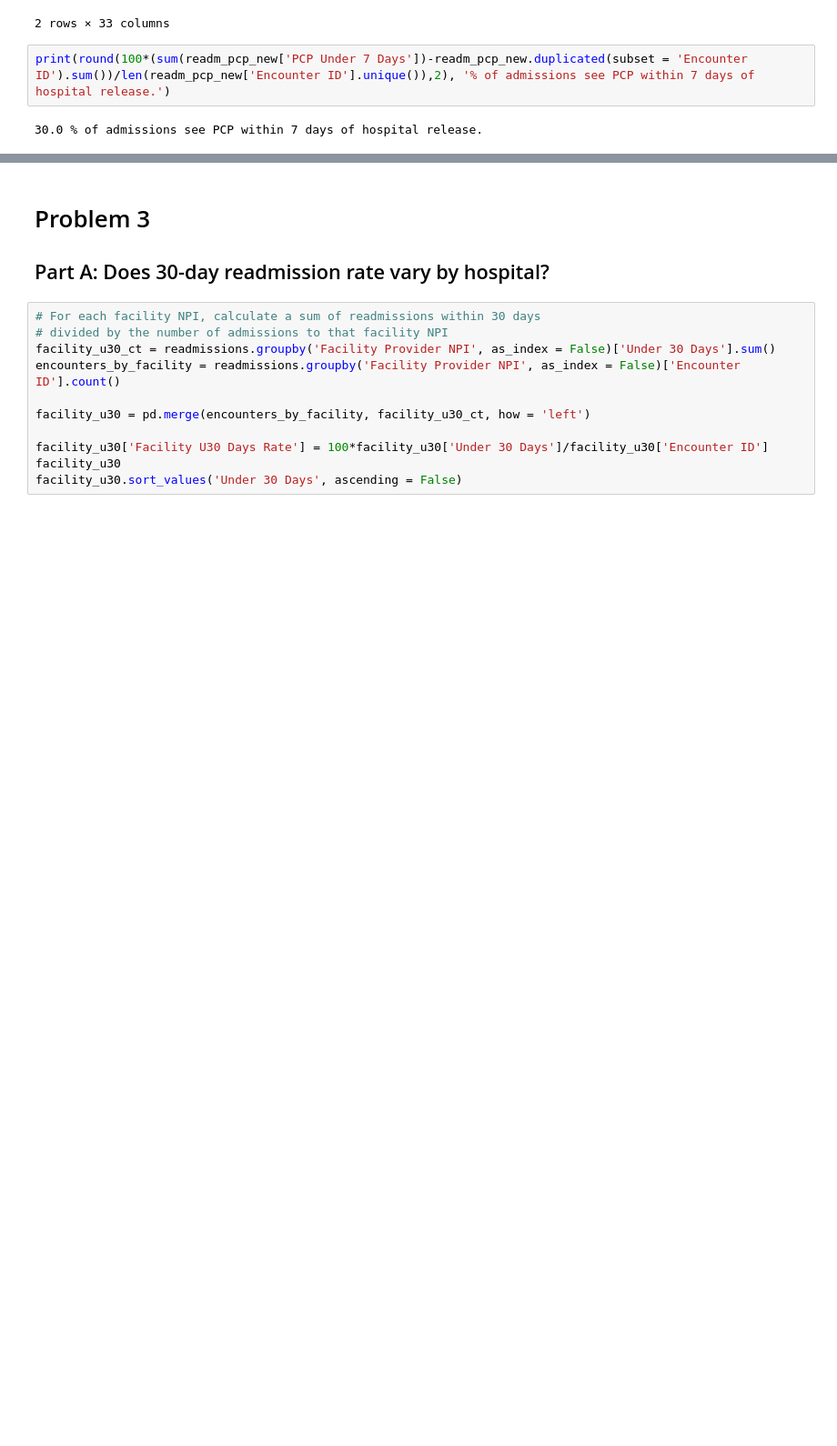
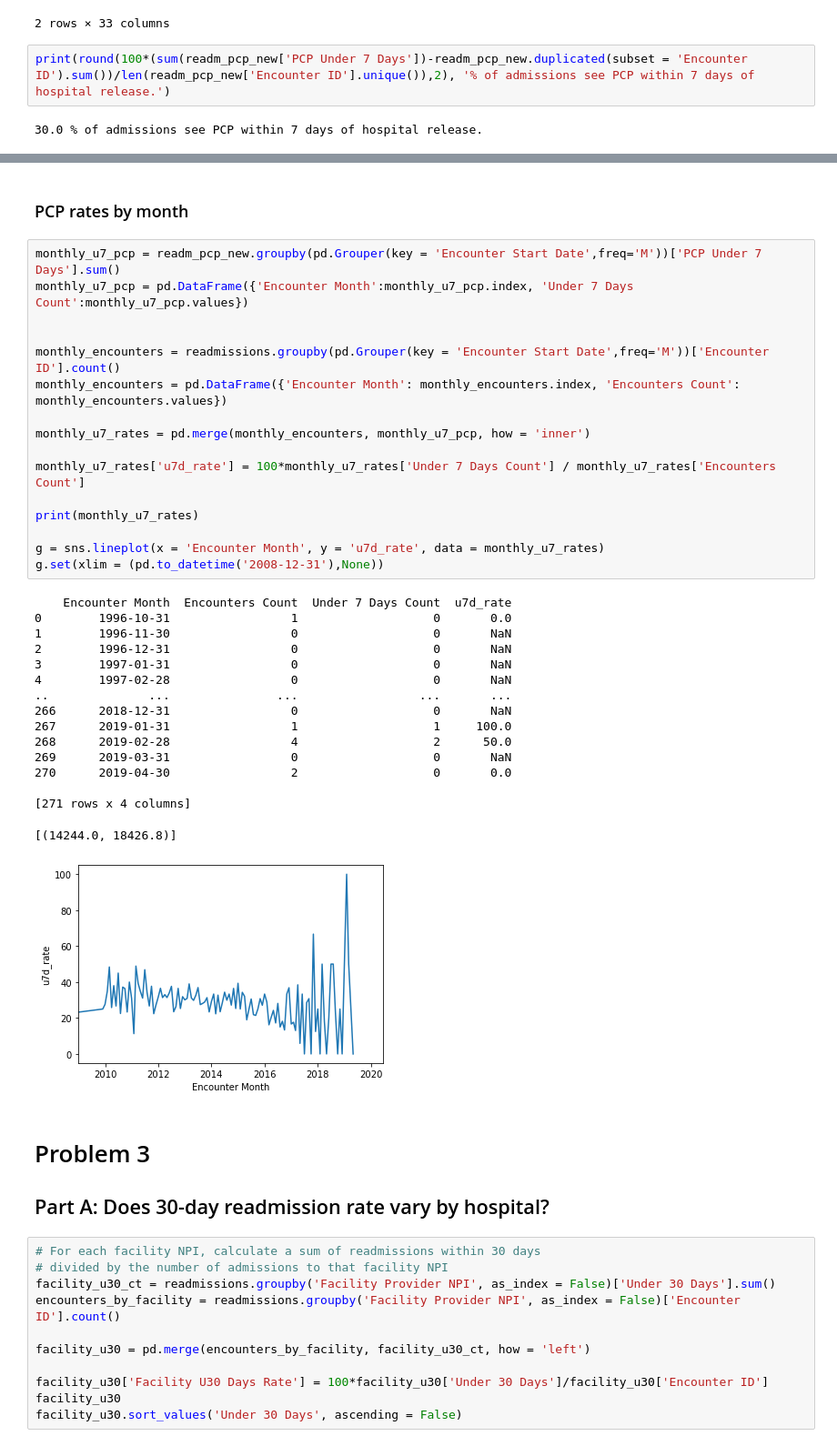
Before and after one commit to jrioross/ursa_health_hospital_readmissions, a Jupyter notebook: ursa_health_hospital_readmission.ipynb, the cells around one changed output, grey strips where cells are left out. Shown at 91% size. Cells and saved outputs as stored; diff of their text form; blank space fills up the shorter version.

Commit message:
Now has mean readmission days, mean pcp days, and monthly stuff

```diff
--- a/ursa_health_hospital_readmission.ipynb
+++ b/ursa_health_hospital_readmission.ipynb
@@ -391,3 +385,38 @@ g.set(xlim = (pd.to_datetime('2008-12-31'),None))
+# %% [markdown]
+### PCP rates by month
+# %%
+monthly_u7_pcp = readm_pcp_new.groupby(pd.Grouper(key = 'Encounter Start Date',freq='M'))['PCP Under 7 Days'].sum()
+monthly_u7_pcp = pd.DataFrame({'Encounter Month':monthly_u7_pcp.index, 'Under 7 Days Count':monthly_u7_pcp.values})
+
+
+monthly_encounters = readmissions.groupby(pd.Grouper(key = 'Encounter Start Date',freq='M'))['Encounter ID'].count()
+monthly_encounters = pd.DataFrame({'Encounter Month': monthly_encounters.index, 'Encounters Count': monthly_encounters.values})
+
+monthly_u7_rates = pd.merge(monthly_encounters, monthly_u7_pcp, how = 'inner')
+
+monthly_u7_rates['u7d_rate'] = 100*monthly_u7_rates['Under 7 Days Count'] / monthly_u7_rates['Encounters Count']
+
+print(monthly_u7_rates)
+
+g = sns.lineplot(x = 'Encounter Month', y = 'u7d_rate', data = monthly_u7_rates)
+g.set(xlim = (pd.to_datetime('2008-12-31'),None))
+# %% [output]
+    Encounter Month  Encounters Count  Under 7 Days Count  u7d_rate
+0        1996-10-31                 1                   0       0.0
+1        1996-11-30                 0                   0       NaN
+2        1996-12-31                 0                   0       NaN
+3        1997-01-31                 0                   0       NaN
+4        1997-02-28                 0                   0       NaN
+..              ...               ...                 ...       ...
+266      2018-12-31                 0                   0       NaN
+267      2019-01-31                 1                   1     100.0
+268      2019-02-28                 4                   2      50.0
+269      2019-03-31                 0                   0       NaN
+270      2019-04-30                 2                   0       0.0
+
+[271 rows x 4 columns]
+[(14244.0, 18426.8)]
+[figure, added]
 # %% [markdown]
 # Problem 3
 ## Part A: Does 30-day readmission rate vary by hospital?
```
Also changed, not shown: parts of 21 cells of this notebook.
